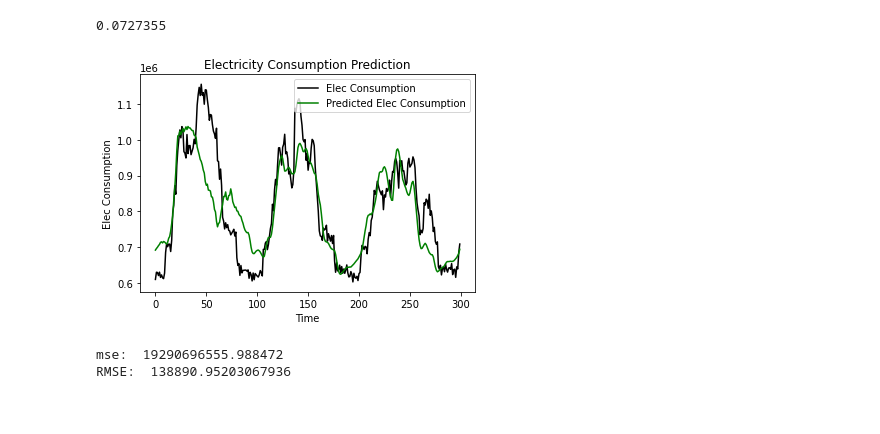
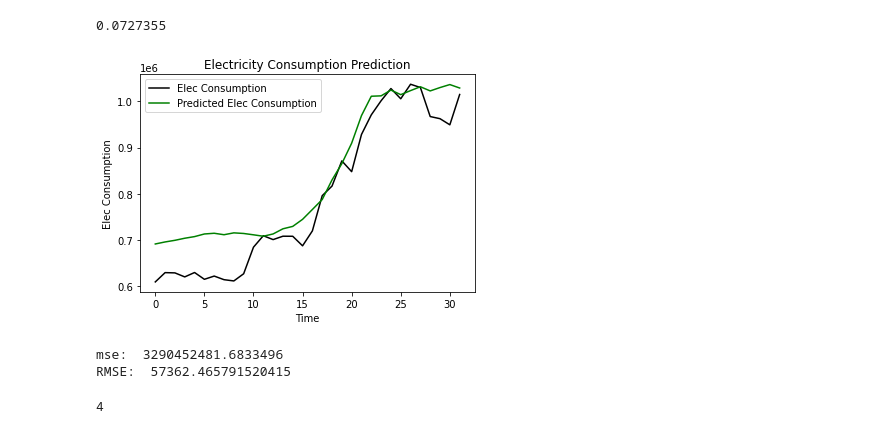
Before and after one commit to aminkhod/time-series_electric-consumption, a Jupyter notebook: Machine Learning to Predict Consumption.ipynb, the cells around one changed output. Drawn from its saved outputs; the diff is of its cells as text; code cells hidden in the pictures.

```diff
--- a/Machine Learning to Predict Consumption.ipynb
+++ b/Machine Learning to Predict Consumption.ipynb
@@ -251,22 +211,26 @@ predicted_Consumption.min()
 0.0727355
 # %%
 
-plt.plot(real_Consumption[:300], color = 'black', label = 'Elec Consumption')
-plt.plot(sc.inverse_transform(predicted_Consumption[:300]), color = 'green', label = 'Predicted Elec Consumption')
+plt.plot(real_Consumption[:32], color = 'black', label = 'Elec Consumption')
+plt.plot(sc.inverse_transform(predicted_Consumption[:32]), color = 'green', label = 'Predicted Elec Consumption')
 plt.title('Electricity Consumption Prediction')
 plt.xlabel('Time')
 plt.ylabel('Elec Consumption')
 plt.legend()
 plt.show()
 # %% [output]
-[figure, old version]
+[figure, new version]
 # %%
 from sklearn.metrics import mean_squared_error
 import math
 
-MSE = mean_squared_error(real_Consumption, sc.inverse_transform(predicted_Consumption))
+MSE = mean_squared_error(real_Consumption[:32], sc.inverse_transform(predicted_Consumption[:32]))
 print('mse: ', MSE)
 print('RMSE: ', math.sqrt(MSE))
 # %% [output]
-mse:  19290696555.988472
-RMSE:  138890.95203067936
+mse:  3290452481.6833496
+RMSE:  57362.465791520415
+# %%
+2500%24
+# %% [output]
+4
```
Also changed, not shown: parts of 4 cells of this notebook, 1 other file.
